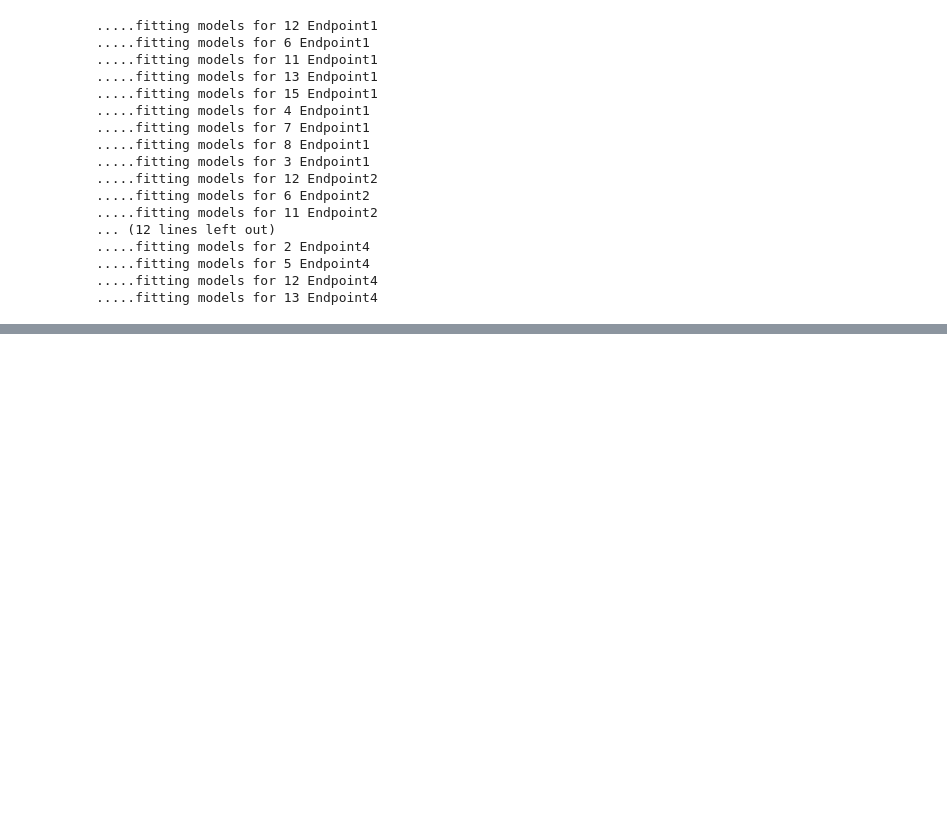
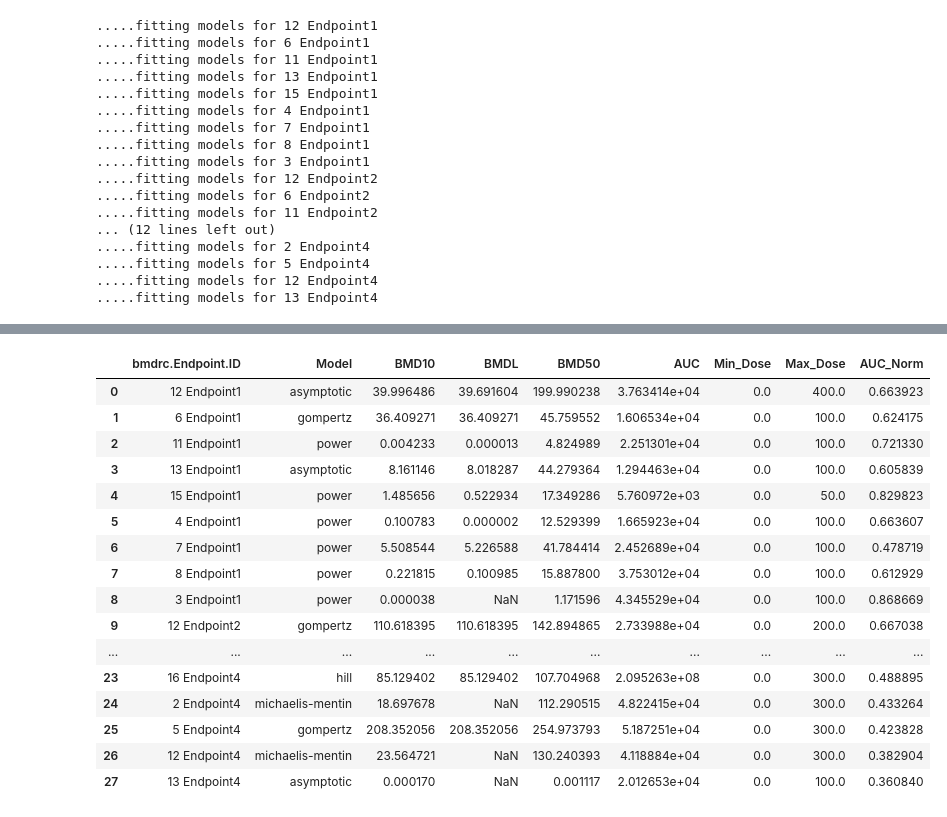
Before and after one commit to PNNL-CompBio/bmdrc, a Jupyter notebook: vignettes/Continuous Class Example.ipynb, the cells around one changed output, grey strips where cells are left out. Saved outputs shown, nothing was run; the diff lists cells and outputs as text; code cells hidden in the pictures; blank space fills up the shorter version.

Commit message:
Finished model fitting function for continuous

```diff
--- a/vignettes/Continuous Class Example.ipynb
+++ b/vignettes/Continuous Class Example.ipynb
@@ -317,0 +289,20 @@ print(best_model)
+# %%
+con.bmds
+# %% [output]
+|  | bmdrc.Endpoint.ID | Model | BMD10 | BMDL | BMD50 | AUC | Min_Dose | Max_Dose | AUC_Norm |
+| 0 | 12 Endpoint1 | asymptotic | 39.996486 | 39.691604 | 199.990238 | 3.763414e+04 | 0.0 | 400.0 | 0.663923 |
+| 1 | 6 Endpoint1 | gompertz | 36.409271 | 36.409271 | 45.759552 | 1.606534e+04 | 0.0 | 100.0 | 0.624175 |
+| 2 | 11 Endpoint1 | power | 0.004233 | 0.000013 | 4.824989 | 2.251301e+04 | 0.0 | 100.0 | 0.721330 |
+| 3 | 13 Endpoint1 | asymptotic | 8.161146 | 8.018287 | 44.279364 | 1.294463e+04 | 0.0 | 100.0 | 0.605839 |
+| 4 | 15 Endpoint1 | power | 1.485656 | 0.522934 | 17.349286 | 5.760972e+03 | 0.0 | 50.0 | 0.829823 |
+| 5 | 4 Endpoint1 | power | 0.100783 | 0.000002 | 12.529399 | 1.665923e+04 | 0.0 | 100.0 | 0.663607 |
+| 6 | 7 Endpoint1 | power | 5.508544 | 5.226588 | 41.784414 | 2.452689e+04 | 0.0 | 100.0 | 0.478719 |
+| 7 | 8 Endpoint1 | power | 0.221815 | 0.100985 | 15.887800 | 3.753012e+04 | 0.0 | 100.0 | 0.612929 |
+| 8 | 3 Endpoint1 | power | 0.000038 | NaN | 1.171596 | 4.345529e+04 | 0.0 | 100.0 | 0.868669 |
+| 9 | 12 Endpoint2 | gompertz | 110.618395 | 110.618395 | 142.894865 | 2.733988e+04 | 0.0 | 200.0 | 0.667038 |
+| ... | ... | ... | ... | ... | ... | ... | ... | ... | ... |
+| 23 | 16 Endpoint4 | hill | 85.129402 | 85.129402 | 107.704968 | 2.095263e+08 | 0.0 | 300.0 | 0.488895 |
+| 24 | 2 Endpoint4 | michaelis-mentin | 18.697678 | NaN | 112.290515 | 4.822415e+04 | 0.0 | 300.0 | 0.433264 |
+| 25 | 5 Endpoint4 | gompertz | 208.352056 | 208.352056 | 254.973793 | 5.187251e+04 | 0.0 | 300.0 | 0.423828 |
+| 26 | 12 Endpoint4 | michaelis-mentin | 23.564721 | NaN | 130.240393 | 4.118884e+04 | 0.0 | 300.0 | 0.382904 |
+| 27 | 13 Endpoint4 | asymptotic | 0.000170 | NaN | 0.001117 | 2.012653e+04 | 0.0 | 100.0 | 0.360840 |
```
Also changed, not shown: parts of 5 cells of this notebook, 22 other files.
